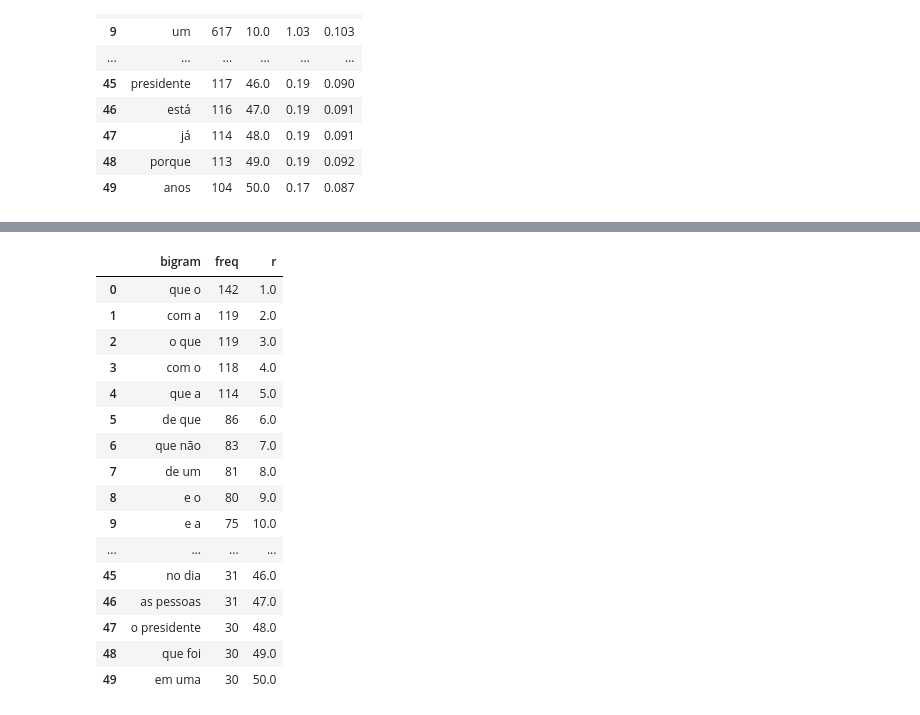
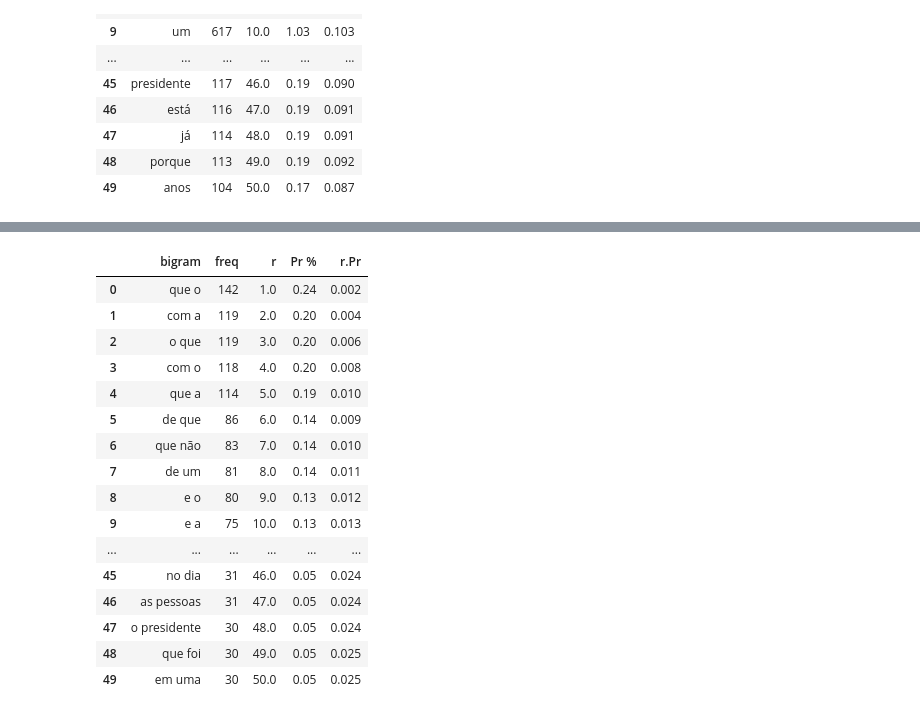
Before and after one commit to valterlucena/recuperacao-informacao, a Jupyter notebook: zipf/statistics_zipf.ipynb, the cells around one changed output, grey strips where cells are left out. Saved outputs shown, nothing was run; the diff lists cells and outputs as text; code cells hidden in the pictures.

```diff
--- a/zipf/statistics_zipf.ipynb
+++ b/zipf/statistics_zipf.ipynb
@@ -140,33 +160,38 @@ plt.show()
 # %%
 bigram_list = []
 
 for new in news.text:
   tokens = [token for token in toker.tokenize(new.lower()) if isValid(token)]
   bigram_list.extend(list(nltk.bigrams(tokens)))
 
 bigrams_words = [bigram[0] + ' ' + bigram[1] for bigram in bigram_list]
 
 bigrams = pd.DataFrame(bigrams_words, columns=['bigram'])
 bigram_counts = bigrams.bigram.value_counts().reset_index()
 bigram_counts.columns = ['bigram', 'freq']
 bigram_counts['r'] = bigram_counts.freq.rank(ascending=False, method='first')
+bigram_total_occurence = bigram_counts.freq.sum()
+bigram_pr = (bigram_counts.freq / bigram_total_occurence)
+bigram_counts['Pr %'] = round(bigram_pr * 100, 2)
+bigram_r_pr = bigram_counts.r * bigram_pr
+bigram_counts['r.Pr'] = round(bigram_r_pr, 3)
 
-bigram_counts[0:50]
+bigram_counts.head(50)
 # %% [output]
-|  | bigram | freq | r |
-| 0 | que o | 142 | 1.0 |
-| 1 | com a | 119 | 2.0 |
-| 2 | o que | 119 | 3.0 |
-| 3 | com o | 118 | 4.0 |
-| 4 | que a | 114 | 5.0 |
-| 5 | de que | 86 | 6.0 |
-| 6 | que não | 83 | 7.0 |
-| 7 | de um | 81 | 8.0 |
-| 8 | e o | 80 | 9.0 |
-| 9 | e a | 75 | 10.0 |
-| ... | ... | ... | ... |
-| 45 | no dia | 31 | 46.0 |
-| 46 | as pessoas | 31 | 47.0 |
-| 47 | o presidente | 30 | 48.0 |
-| 48 | que foi | 30 | 49.0 |
-| 49 | em uma | 30 | 50.0 |
+|  | bigram | freq | r | Pr % | r.Pr |
+| 0 | que o | 142 | 1.0 | 0.24 | 0.002 |
+| 1 | com a | 119 | 2.0 | 0.20 | 0.004 |
+| 2 | o que | 119 | 3.0 | 0.20 | 0.006 |
+| 3 | com o | 118 | 4.0 | 0.20 | 0.008 |
+| 4 | que a | 114 | 5.0 | 0.19 | 0.010 |
+| 5 | de que | 86 | 6.0 | 0.14 | 0.009 |
+| 6 | que não | 83 | 7.0 | 0.14 | 0.010 |
+| 7 | de um | 81 | 8.0 | 0.14 | 0.011 |
+| 8 | e o | 80 | 9.0 | 0.13 | 0.012 |
+| 9 | e a | 75 | 10.0 | 0.13 | 0.013 |
+| ... | ... | ... | ... | ... | ... |
+| 45 | no dia | 31 | 46.0 | 0.05 | 0.024 |
+| 46 | as pessoas | 31 | 47.0 | 0.05 | 0.024 |
+| 47 | o presidente | 30 | 48.0 | 0.05 | 0.024 |
+| 48 | que foi | 30 | 49.0 | 0.05 | 0.025 |
+| 49 | em uma | 30 | 50.0 | 0.05 | 0.025 |
```
Also changed, not shown: parts of 27 cells of this notebook.
